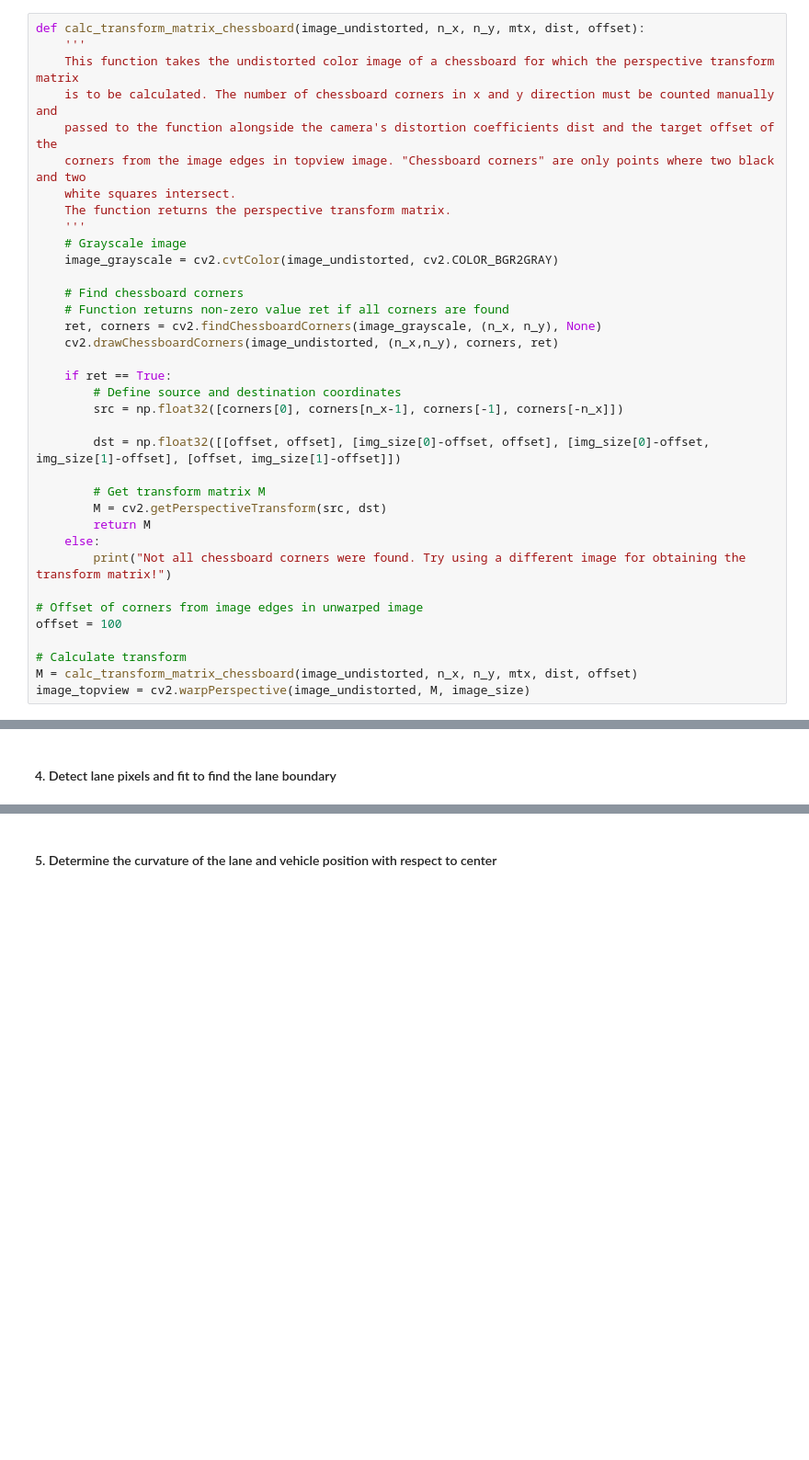
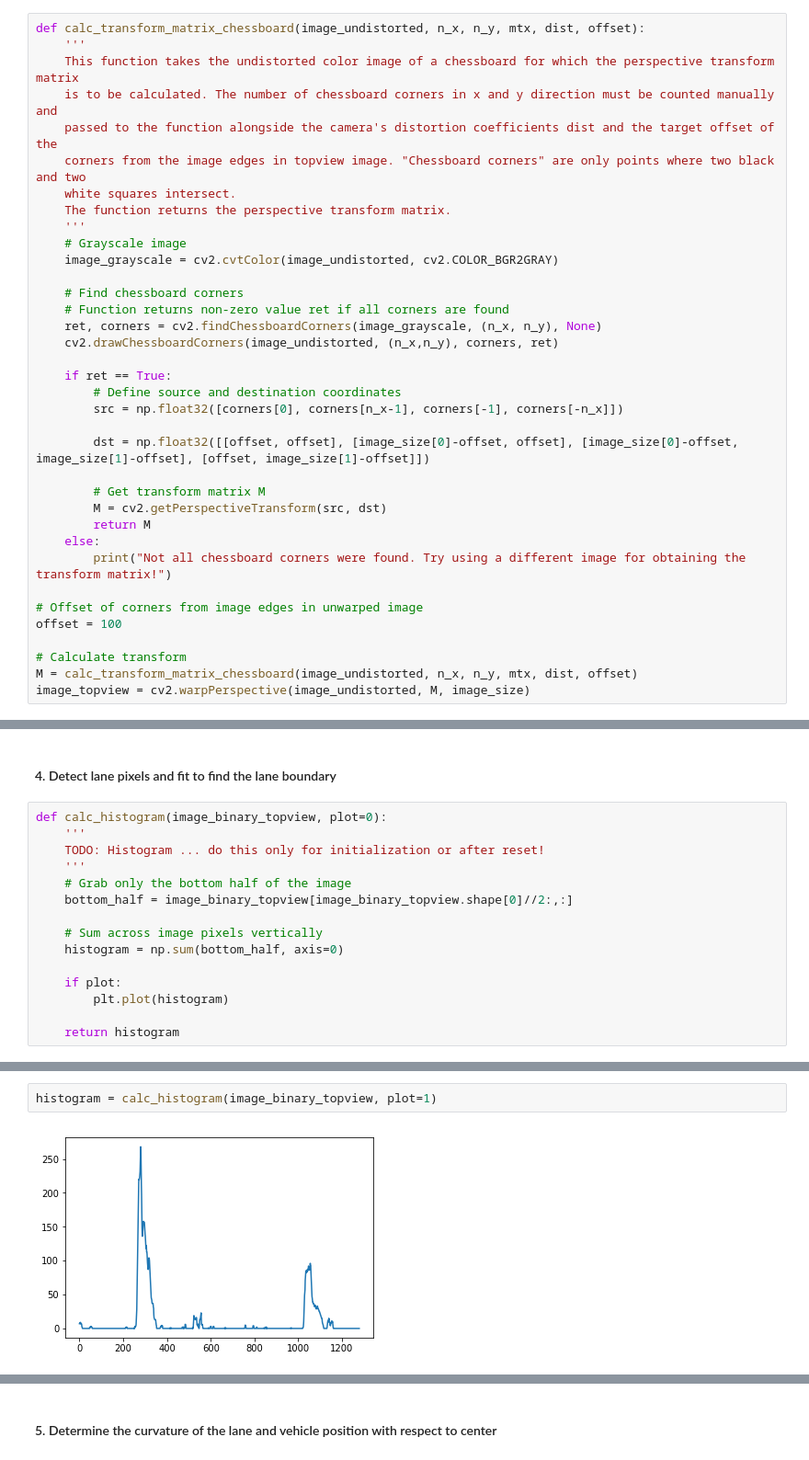
Before and after one commit to ninemillionbicycles/CarND-AdvancedLaneLines-P2, a Jupyter notebook: P2.ipynb, the cells around one changed output, grey strips where cells are left out. Shown at 92% size. Drawn from its saved outputs; the diff is of its cells as text; blank space fills up the shorter version.

```diff
--- a/P2.ipynb
+++ b/P2.ipynb
@@ -151,7 +152,7 @@ def calc_transform_matrix_chessboard(image_undistorted, n_x, n_y, mtx, dist, off
         # Define source and destination coordinates
         src = np.float32([corners[0], corners[n_x-1], corners[-1], corners[-n_x]])
 
-        dst = np.float32([[offset, offset], [img_size[0]-offset, offset], [img_size[0]-offset, img_size[1]-offset], [offset, img_size[1]-offset]])
+        dst = np.float32([[offset, offset], [image_size[0]-offset, offset], [image_size[0]-offset, image_size[1]-offset], [offset, image_size[1]-offset]])
 
         # Get transform matrix M
         M = cv2.getPerspectiveTransform(src, dst)
@@ -400,3 +413,18 @@ plt.imshow(image_binary_topview, cmap='gray')
 [figure]
 # %% [markdown]
 #### 4. Detect lane pixels and fit to find the lane boundary
+# %%
+def calc_histogram(image_binary_topview, plot=0):
+    '''
+    TODO: Histogram ... do this only for initialization or after reset!
+    '''
+    # Grab only the bottom half of the image
+    bottom_half = image_binary_topview[image_binary_topview.shape[0]//2:,:]
+
+    # Sum across image pixels vertically
+    histogram = np.sum(bottom_half, axis=0)
+
+    if plot:
+        plt.plot(histogram)
+
+    return histogram
@@ -402,0 +659,4 @@ plt.imshow(image_binary_topview, cmap='gray')
+# %%
+histogram = calc_histogram(image_binary_topview, plot=1)
+# %% [output]
+[figure, added]
```
Also changed, not shown: parts of 20 cells of this notebook, 3 other files.
